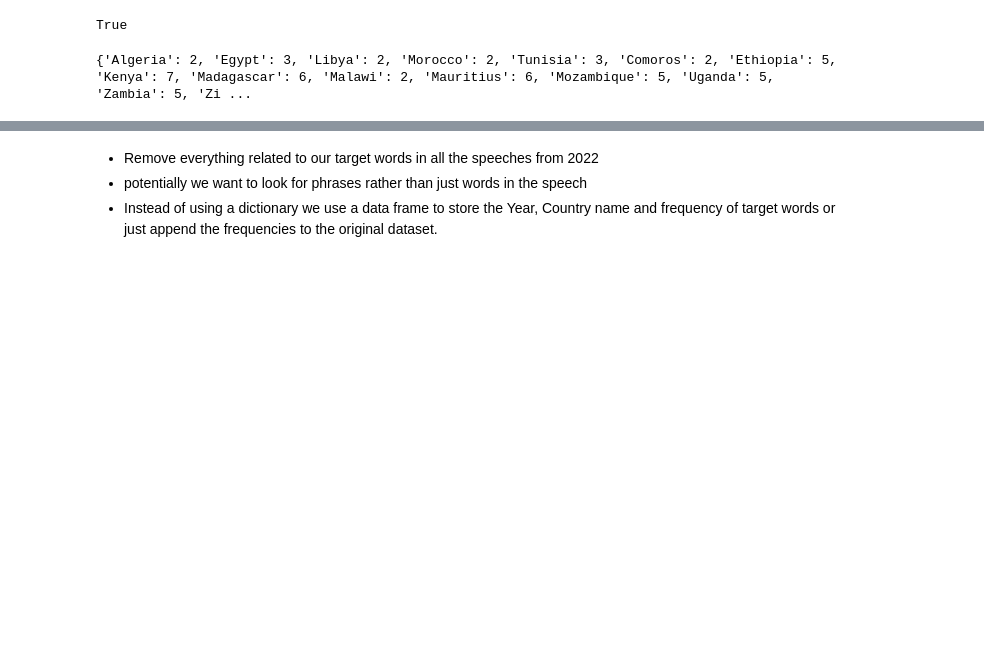
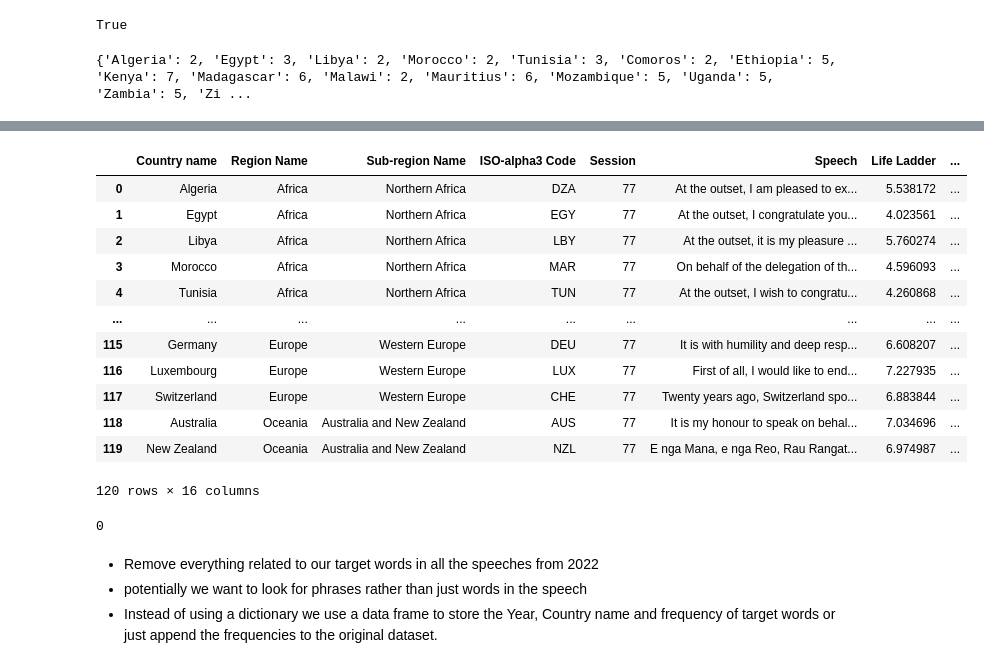
Before and after one commit to KonstantinidouCh/UN-Female-Education, a Jupyter notebook: notebooks/Exploratory Question.ipynb, the cells around one changed output, grey strips where cells are left out. Saved outputs shown, nothing was run; the diff lists cells and outputs as text; code cells hidden in the pictures; blank space fills up the shorter version.

Commit message:
Update
Added cell which generates the speeches without the target words present.

Also combined the original data frame with the frequency.

```diff
--- a/notebooks/Exploratory Question.ipynb
+++ b/notebooks/Exploratory Question.ipynb
@@ -319,7 +319,7 @@ print(temp_dic)
 # %% [output]
 {'Algeria': 2, 'Egypt': 3, 'Libya': 2, 'Morocco': 2, 'Tunisia': 3, 'Comoros': 2, 'Ethiopia': 5, 'Kenya': 7, 'Madagascar': 6, 'Malawi': 2, 'Mauritius': 6, 'Mozambique': 5, 'Uganda': 5, 'Zambia': 5, 'Zi ...
 # %%
-# This could be useful for eda in describing what words show up in each text for a country
-target_set = set(target_words_education)
-print(target_set.intersection(words))
+# convert our temp dictionary to a data frame
+word_frequency = pd.DataFrame.from_dict(temp_dic, orient='index', columns=['freq']) # 'orient=index' uses the keys in our dictionary as rows
+print(word_frequency)
 # %% [output]
@@ -326,0 +340,45 @@ print(target_set.intersection(words))
+# %%
+# merge the data frame above with our original data frame
+# Reset the index to make the country names a column
+word_frequency = word_frequency.reset_index()
+
+# rename the column name
+word_frequency = word_frequency.rename(columns={'index': 'Country name'})
+
+# merge on the 'Country name' columns from both data frames
+tt2_df = pd.merge(tt2_df, word_frequency, on='Country name')
+# %%
+tt2_df
+# %% [output]
+|  | Country name | Region Name | Sub-region Name | ISO-alpha3 Code | Session | Speech | Life Ladder | ... |
+| 0 | Algeria | Africa | Northern Africa | DZA | 77 | At the outset, I am pleased to ex... | 5.538172 | ... |
+| 1 | Egypt | Africa | Northern Africa | EGY | 77 | At the outset, I congratulate you... | 4.023561 | ... |
+| 2 | Libya | Africa | Northern Africa | LBY | 77 | At the outset, it is my pleasure ... | 5.760274 | ... |
+| 3 | Morocco | Africa | Northern Africa | MAR | 77 | On behalf of the delegation of th... | 4.596093 | ... |
+| 4 | Tunisia | Africa | Northern Africa | TUN | 77 | At the outset, I wish to congratu... | 4.260868 | ... |
+| ... | ... | ... | ... | ... | ... | ... | ... | ... |
+| 115 | Germany | Europe | Western Europe | DEU | 77 | It is with humility and deep resp... | 6.608207 | ... |
+| 116 | Luxembourg | Europe | Western Europe | LUX | 77 | First of all, I would like to end... | 7.227935 | ... |
+| 117 | Switzerland | Europe | Western Europe | CHE | 77 | Twenty years ago, Switzerland spo... | 6.883844 | ... |
+| 118 | Australia | Oceania | Australia and New Zealand | AUS | 77 | It is my honour to speak on behal... | 7.034696 | ... |
+| 119 | New Zealand | Oceania | Australia and New Zealand | NZL | 77 | E nga Mana, e nga Reo, Rau Rangat... | 6.974987 | ... |
+120 rows × 16 columns
+# %%
+speech_without_target = {}
+
+# iterate through the 2022 data by row
+for index, row in tt2_df.iterrows():
+
+    alt_text = []
+    text = row['Speech']
+    words = word_tokenize(text)
+
+    for word in words:
+        if word not in target_words:
+            alt_text.append(word)
+            speech_without_target[index] =  alt_text
+
+print(count_unique_matches(speech_without_target.get(0), target_words))
+#print(speech_without_target.get(0))
+# %% [output]
+0
```
Also changed, not shown: parts of 7 cells of this notebook.
